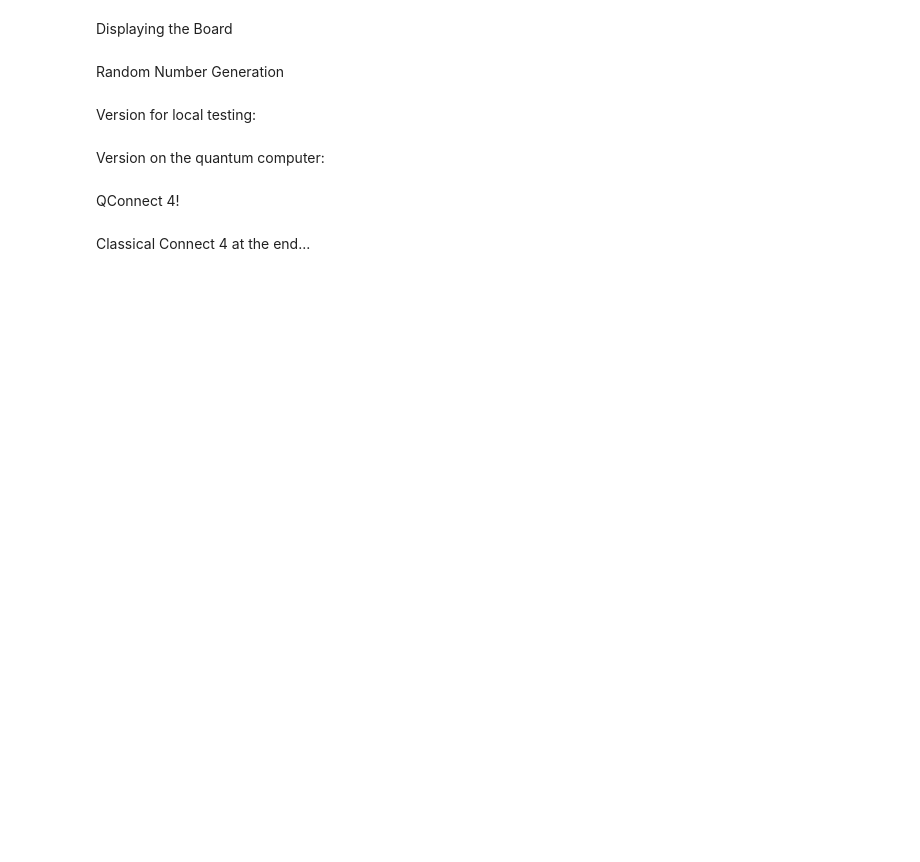
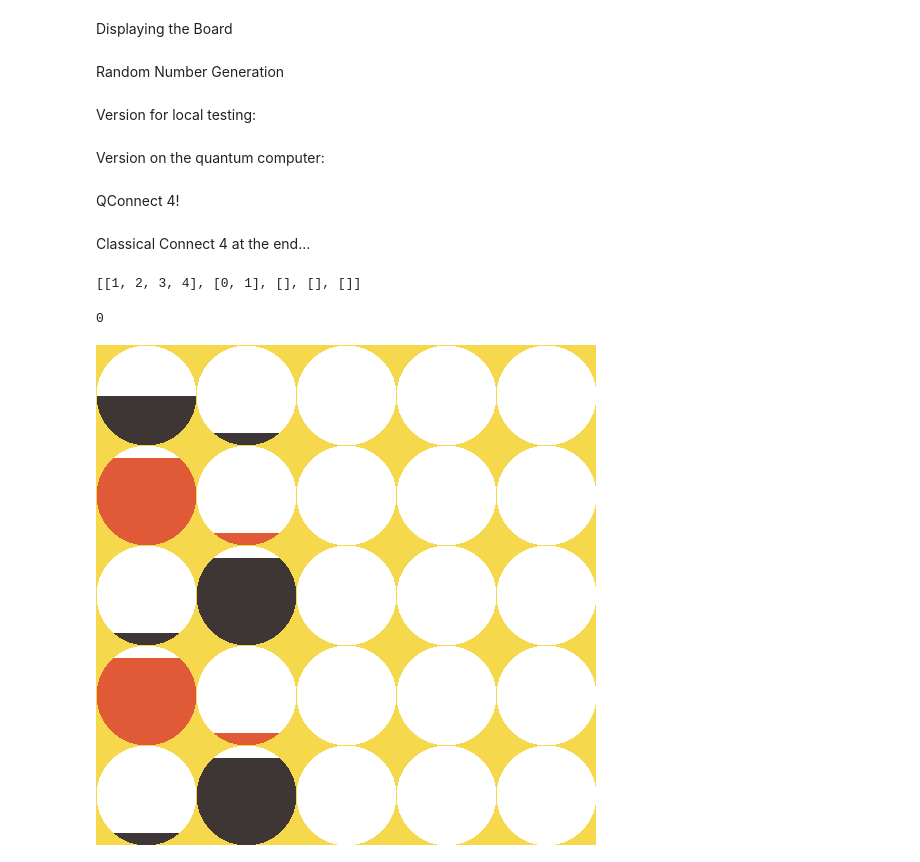
Before and after one commit to m-bhatia/QuantumConnect4, a Jupyter notebook: main.ipynb, the cells around one changed output. Saved outputs shown, nothing was run; the diff lists cells and outputs as text; code cells hidden in the pictures; blank space fills up the shorter version.

```diff
--- a/main.ipynb
+++ b/main.ipynb
@@ -386,3 +387,11 @@ def classicConnectFour():
       break
   # displayClassic()
   print("Player " + winner + " won! Congrats!")
+# %%
+print(movesByColumn)
+# %% [output]
+[[1, 2, 3, 4], [0, 1], [], [], []]
+# %%
+print(movesByTime[1].col2)
+# %% [output]
+0
@@ -389,3 +406,7 @@ def classicConnectFour():
+# %%
+displayBoard()
+# %% [output]
+[figure, added]
 # %%
 from IPython.display import clear_output
 # Initial interaction with player(s)
```
Also changed, not shown: parts of 3 cells of this notebook.
